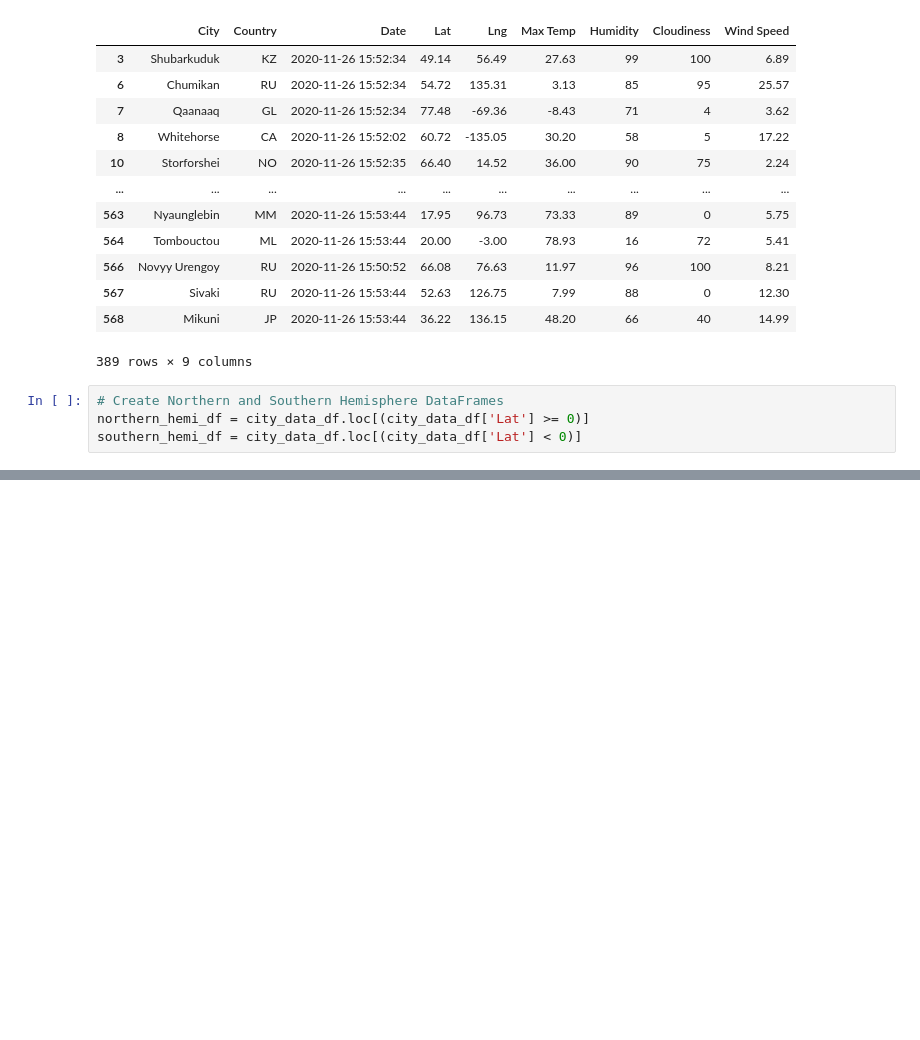
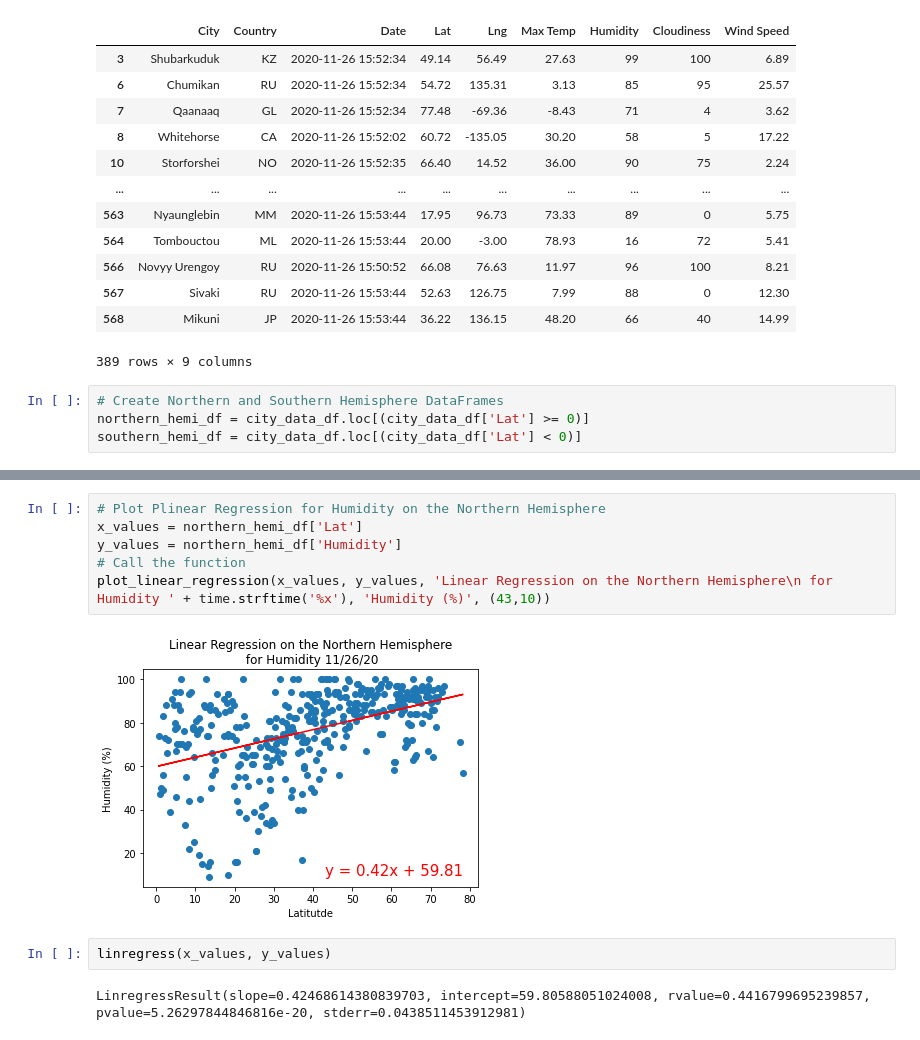
Before and after one commit to osvaldoferraz/World_Weather_Analysis, a Jupyter notebook: WeatherPy.ipynb, the cells around one changed output, grey strips where cells are left out. Saved outputs shown, nothing was run; the diff lists cells and outputs as text; blank space fills up the shorter version.

```diff
--- a/WeatherPy.ipynb
+++ b/WeatherPy.ipynb
@@ -353,0 +379,12 @@ southern_hemi_df = city_data_df.loc[(city_data_df['Lat'] < 0)]
+# %%
+# Plot Plinear Regression for Humidity on the Northern Hemisphere
+x_values = northern_hemi_df['Lat']
+y_values = northern_hemi_df['Humidity']
+# Call the function
+plot_linear_regression(x_values, y_values, 'Linear Regression on the Northern Hemisphere\n for Humidity ' + time.strftime('%x'), 'Humidity (%)', (43,10))
+# %% [output]
+[figure, added]
+# %%
+linregress(x_values, y_values)
+# %% [output]
+LinregressResult(slope=0.42468614380839703, intercept=59.80588051024008, rvalue=0.4416799695239857, pvalue=5.26297844846816e-20, stderr=0.0438511453912981)
```
Also changed, not shown: parts of 16 cells of this notebook.
